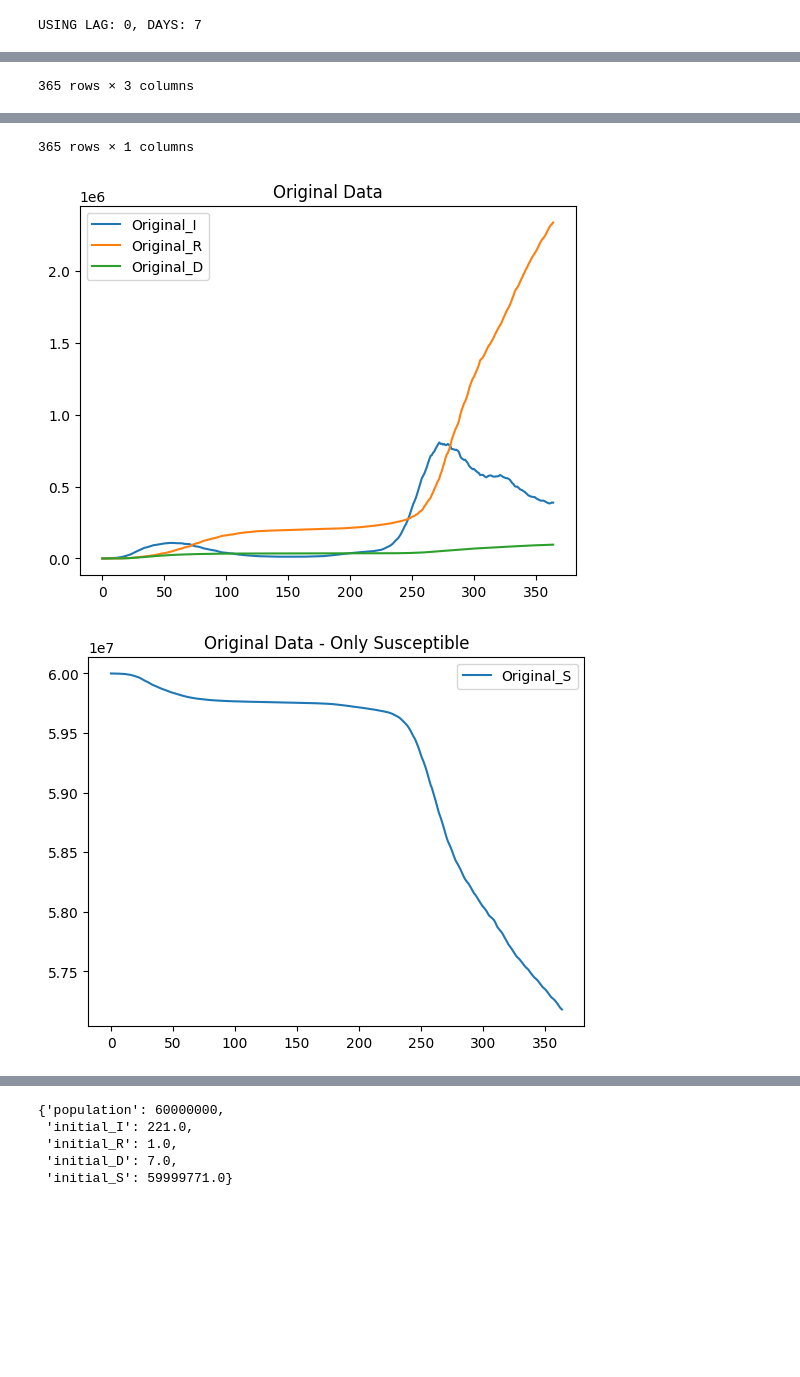
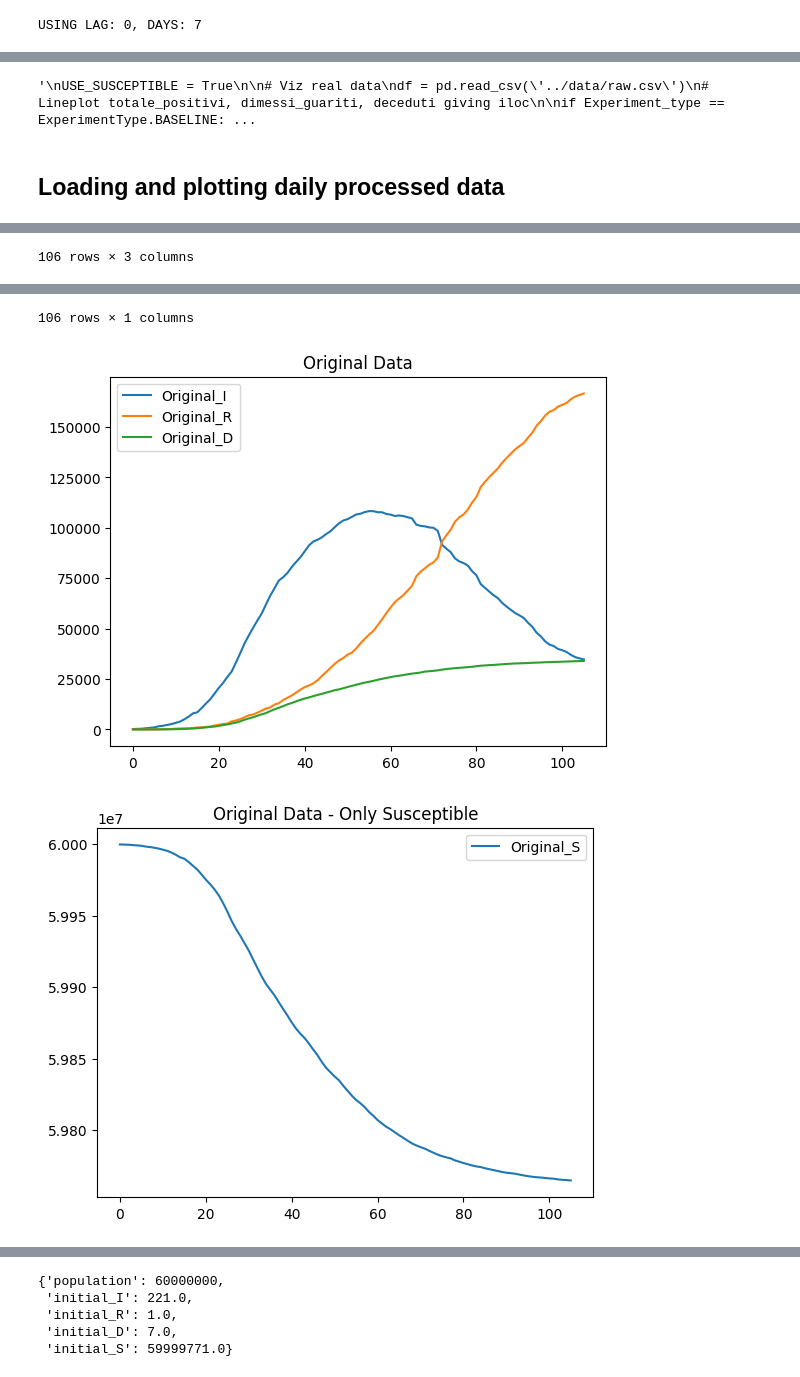
Before and after one commit to Thomas2710/Epidemic-modelling, a Jupyter notebook: epidemic_modelling/sird_playground.ipynb, the cells around one changed output, grey strips where cells are left out. Drawn from its saved outputs; the diff is of its cells as text; code cells hidden in the pictures; blank space fills up the shorter version.

Commit message:
feat: Added plots for experiments with configs

```diff
--- a/epidemic_modelling/sird_playground.ipynb
+++ b/epidemic_modelling/sird_playground.ipynb
@@ -16,6 +16,7 @@ from sird_base_model import SIRD
 import matplotlib.pyplot as plt
 import pandas as pd
 from pso import MyPSO, BaselineConfig, TimeVaryingConfig
+import os
 
 class ExperimentType:
     BASELINE = 0
@@ -31,6 +32,7 @@ elif Experiment_type == ExperimentType.TIME_VARYING:
 else:
     raise ValueError("Invalid Experiment Type")
 
+SEGMENTS = config.SEGMENTS if Experiment_type == ExperimentType.TIME_VARYING else 1
 DAYS = config.DAYS
 LAG = config.LAG
 
@@ -54,3 +106,34 @@ print(pso_params)
+# %%
+'''
+USE_SUSCEPTIBLE = True
+
+# Viz real data
+df = pd.read_csv('../data/raw.csv')
+# Lineplot totale_positivi, dimessi_guariti, deceduti giving iloc
+
+if Experiment_type == ExperimentType.BASELINE:
+    row_interval = slice(LAG,LAG+DAYS+1)
+elif Experiment_type == ExperimentType.TIME_VARYING:
+    row_interval = slice(LAG,(DAYS*SEGMENTS)+LAG+1)
+else:
+    raise ValueError("Invalid Experiment Type")
+original_df = df.iloc[row_interval, 1:4]
+# Rename columns
+original_df.columns = ['Original_I', 'Original_R', 'Original_D']
+display(original_df)
+original_df.plot(title="Original Data")
+
+if USE_SUSCEPTIBLE:
+    # Show only susceptible
+    original_only_sus_df = df.iloc[row_interval, 4:5]
+    original_only_sus_df.columns = ['Original_S']
+    display(original_only_sus_df)
+    original_only_sus_df.plot(title="Original Data - Only Susceptible")
+'''
+# %% [output]
+'\nUSE_SUSCEPTIBLE = True\n\n# Viz real data\ndf = pd.read_csv(\'../data/raw.csv\')\n# Lineplot totale_positivi, dimessi_guariti, deceduti giving iloc\n\nif Experiment_type == ExperimentType.BASELINE: ...
+# %% [markdown]
+## Loading and plotting daily processed data
 # %%
 USE_SUSCEPTIBLE = True
 
@@ -61,7 +144,7 @@ df = pd.read_csv('../data/daily_processed.csv')
 if Experiment_type == ExperimentType.BASELINE:
     row_interval = slice(LAG,LAG+DAYS+1)
 elif Experiment_type == ExperimentType.TIME_VARYING:
-    row_interval = slice(LAG,(DAYS*config.SEGMENTS)+LAG+1)
+    row_interval = slice(LAG,(DAYS*SEGMENTS)+LAG+1)
 else:
     raise ValueError("Invalid Experiment Type")
 original_df = df.iloc[row_interval, 1:4]
@@ -70,6 +153,8 @@ original_df.columns = ['Original_I', 'Original_R', 'Original_D']
 display(original_df)
 original_df.plot(title="Original Data")
 
+
+
 if USE_SUSCEPTIBLE:
     # Show only susceptible
     original_only_sus_df = df.iloc[row_interval, 4:5]
@@ -92,4 +177,4 @@ if USE_SUSCEPTIBLE:
-365 rows × 3 columns
+106 rows × 3 columns
 |  | Original_S |
 | 0 | 59999771 |
 | 1 | 59999678 |
@@ -105,3 +190,3 @@ if USE_SUSCEPTIBLE:
-365 rows × 1 columns
+106 rows × 1 columns
-[figure, old version]
+[figure, new version]
-[figure, old version]
+[figure, new version]
```
Also changed, not shown: parts of 10 cells of this notebook, 32 other files.
